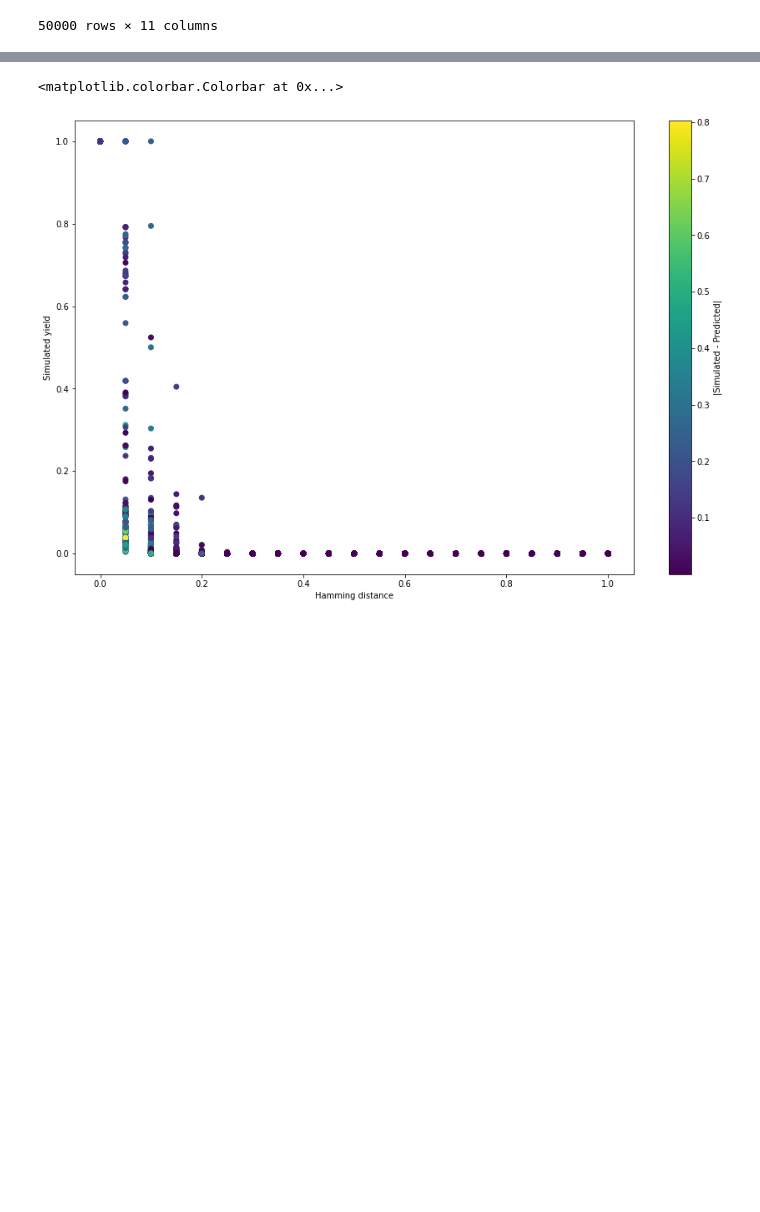
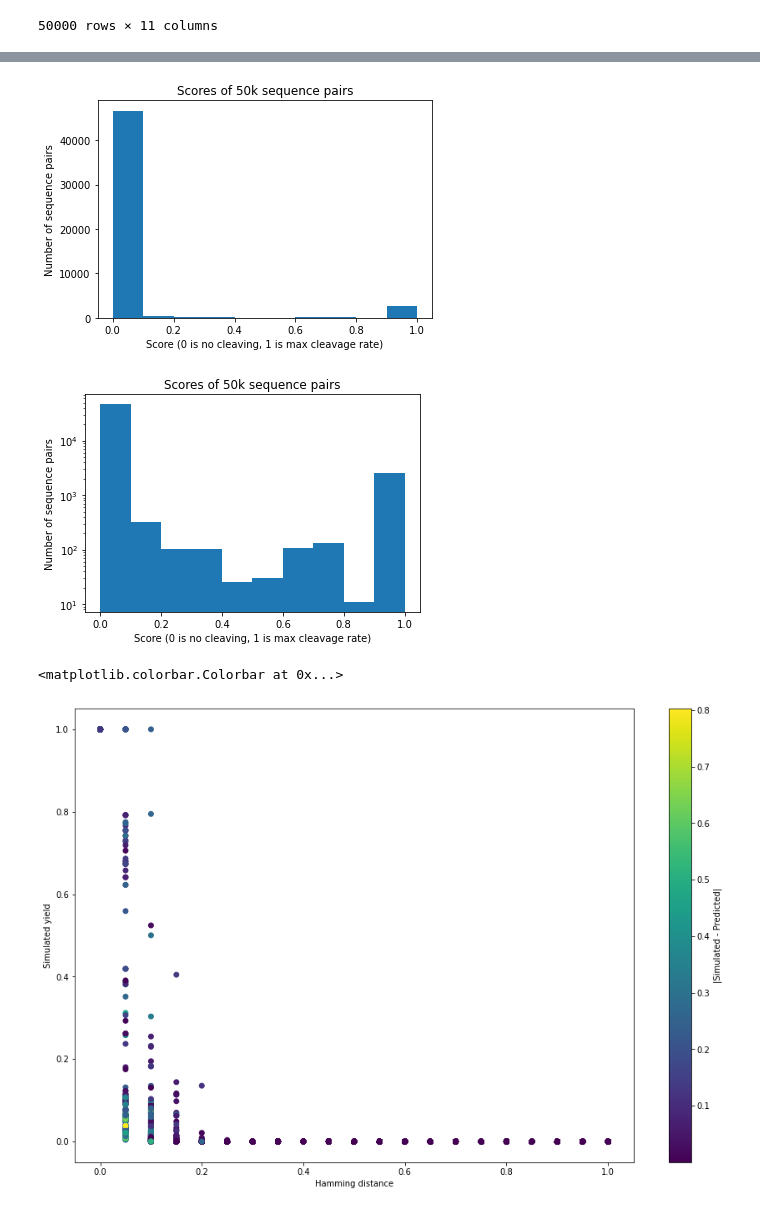
Before and after one commit to uwmisl/cas9-similarity-search, a Jupyter notebook: notebooks/02_training/00_train_predictor_analysis.ipynb, the cells around one changed output, grey strips where cells are left out. Saved outputs shown, nothing was run; the diff lists cells and outputs as text; code cells hidden in the pictures; blank space fills up the shorter version.

```diff
--- a/notebooks/02_training/00_train_predictor_analysis.ipynb
+++ b/notebooks/02_training/00_train_predictor_analysis.ipynb
@@ -457,3 +477,19 @@ make_scatter(seq_pairs, 'dot_product_predictor_new')
+# %%
+plt.hist(seq_pairs['crispr_score_jones'])
+plt.title('Scores of 50k sequence pairs')
+plt.ylabel('Number of sequence pairs')
+plt.xlabel('Score (0 is no cleaving, 1 is max cleavage rate)')
+plt.show()
+
+plt.hist(seq_pairs['crispr_score_jones'])
+plt.yscale('log')
+plt.title('Scores of 50k sequence pairs')
+plt.ylabel('Number of sequence pairs')
+plt.xlabel('Score (0 is no cleaving, 1 is max cleavage rate)')
+plt.show()
+# %% [output]
+[figure, added]
+[figure, added]
 # %%
 plt.figure(figsize=(15, 10))
 plt.scatter(mut_rates, sim_results, c = np.abs(pred_yield.flatten() - sim_results))
```
Also changed, not shown: parts of 10 cells of this notebook, 2 other files.
